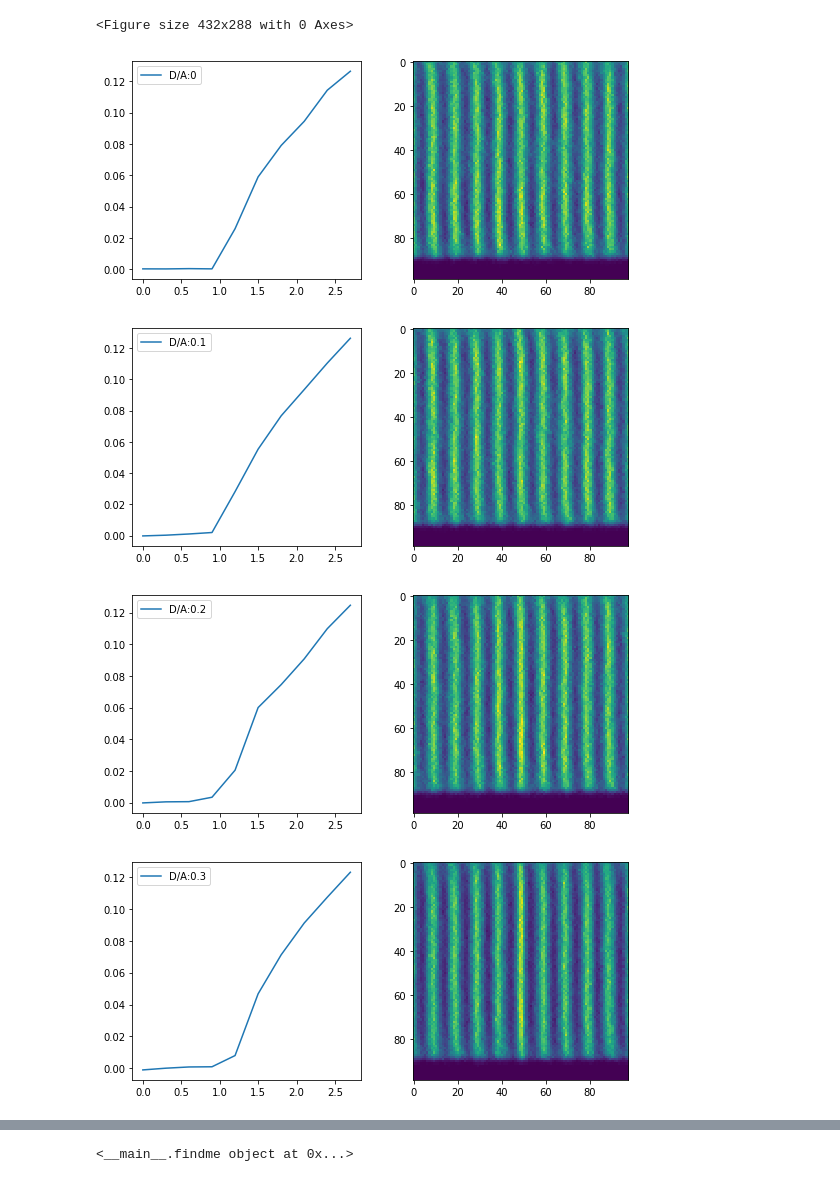
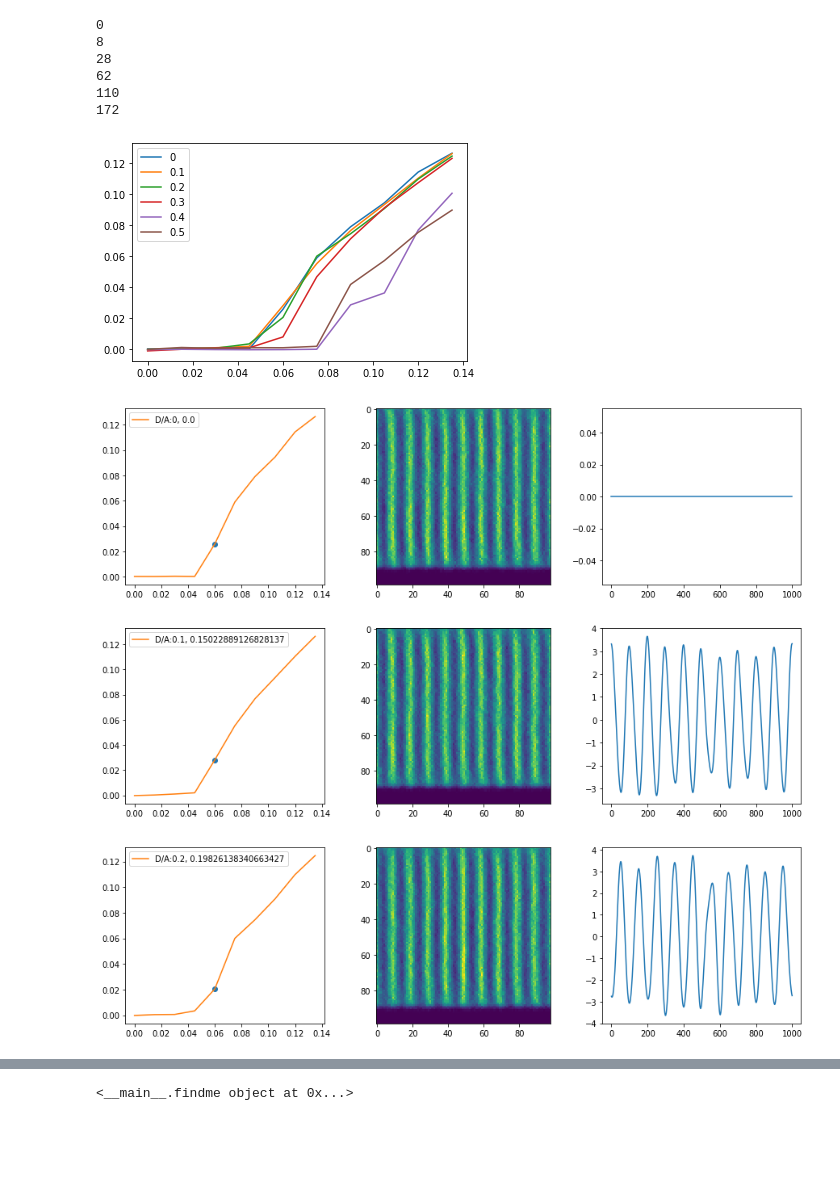
Before and after one commit to LevoSpacewars/Polymer-Tilt, a Jupyter notebook: Untitled.ipynb, the cells around one changed output, grey strips where cells are left out. Cells and saved outputs as stored; diff of their text form; code cells hidden in the pictures; blank space fills up the shorter version.

Commit message:
Disorder Changes
added option for modal disorder or amplitude
refitted the bound parameters
automated disorder submission

```diff
--- a/Untitled.ipynb
+++ b/Untitled.ipynb
@@ -47,30 +63,45 @@ def constructDisorder(fname):
 # %%
 with PdfPages("DisorderRuns_fix.pdf") as export_pdf:
     index = -1
     fig = plt.figure()
     for data in disorder_data:
         index +=1
         d = np.array(data)
-        f = genForceRange(0,3,10)
-        #plt.plot(f,d[3][1:],label=disorder_p[index])
+        f,output = genForceRange(0,3,10)
+        plt.plot(output,d[3][1:],label=disorder_p[index])
 
-    #plt.legend()
+    plt.legend()
     export_pdf.savefig(fig)
     index = -1
     for data in disorder_data:
-        fig, axs = plt.subplots(nrows=1, ncols=2, figsize=(9, 4))
+        fig, axs = plt.subplots(nrows=1, ncols=3, figsize=(15, 4))
         index +=1
         d = np.array(data)
-        f = genForceRange(0,3,10)
-        axs[0].plot(f,d[3][1:],label=f"D/A:{disorder_p[index]}")
-        axs[0].plot(heatmapf[index], d[3][] marker='o')
+        potential,doa = constructDisorder(foldername[index])
+        f,output = genForceRange(0,3,10)
+        indd = f.index(float(heatmapf[index]))
+        axs[0].plot(float(heatmapf[index])/20, d[3][indd+1] ,marker='o')
+        axs[0].plot(output,d[3][1:],label=f"D/A:{disorder_p[index]}, {doa}")
+
+
+
+
+
+
+
 
         axs[1].imshow(getHeatMap(foldername[index],index))
+        axs[2].plot(potential)
         axs[0].legend()
         export_pdf.savefig(fig)
 # %% [output]
-<Figure size 432x288 with 0 Axes>
+0
+8
+28
+62
+110
+172
-[figure, old version]
+[figure, new version]
-[figure, old version]
+[figure, new version]
-[figure, old version]
+[figure, new version]
-[figure, old version]
+[figure, new version]
```
Also changed, not shown: parts of 4 cells of this notebook, 12 other files.
